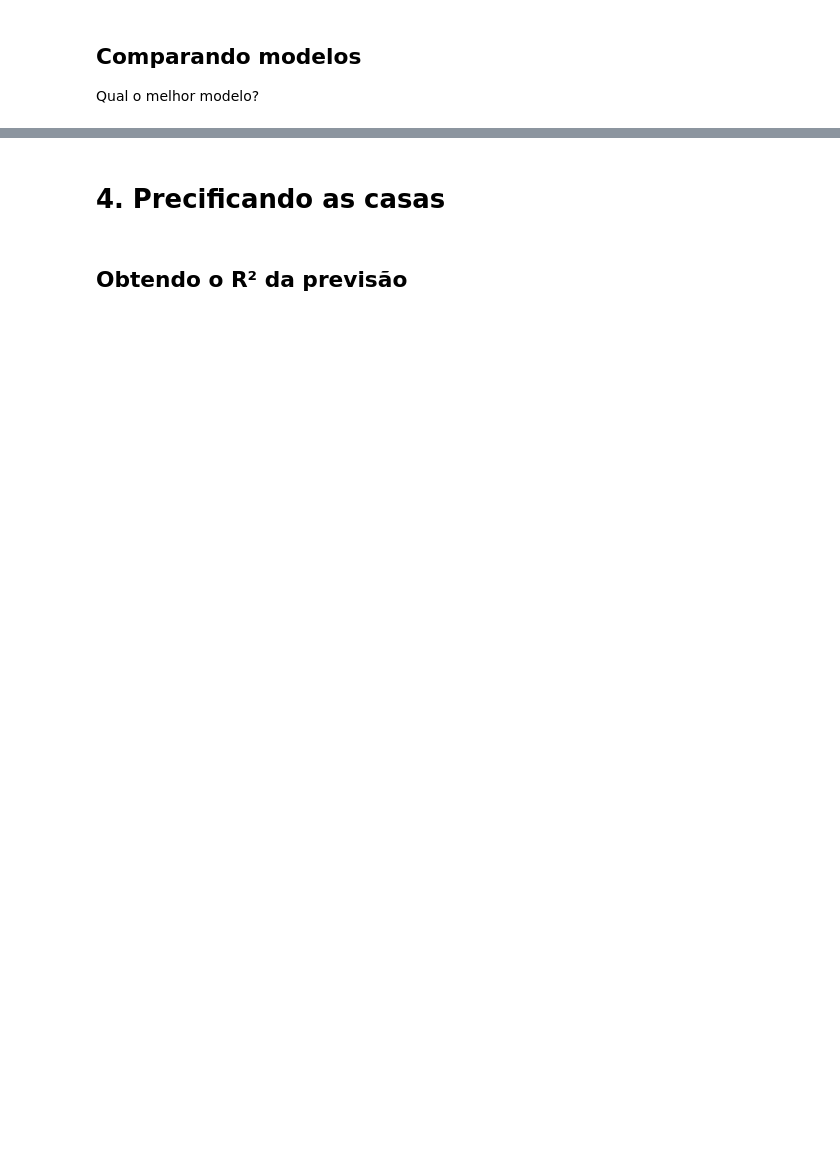
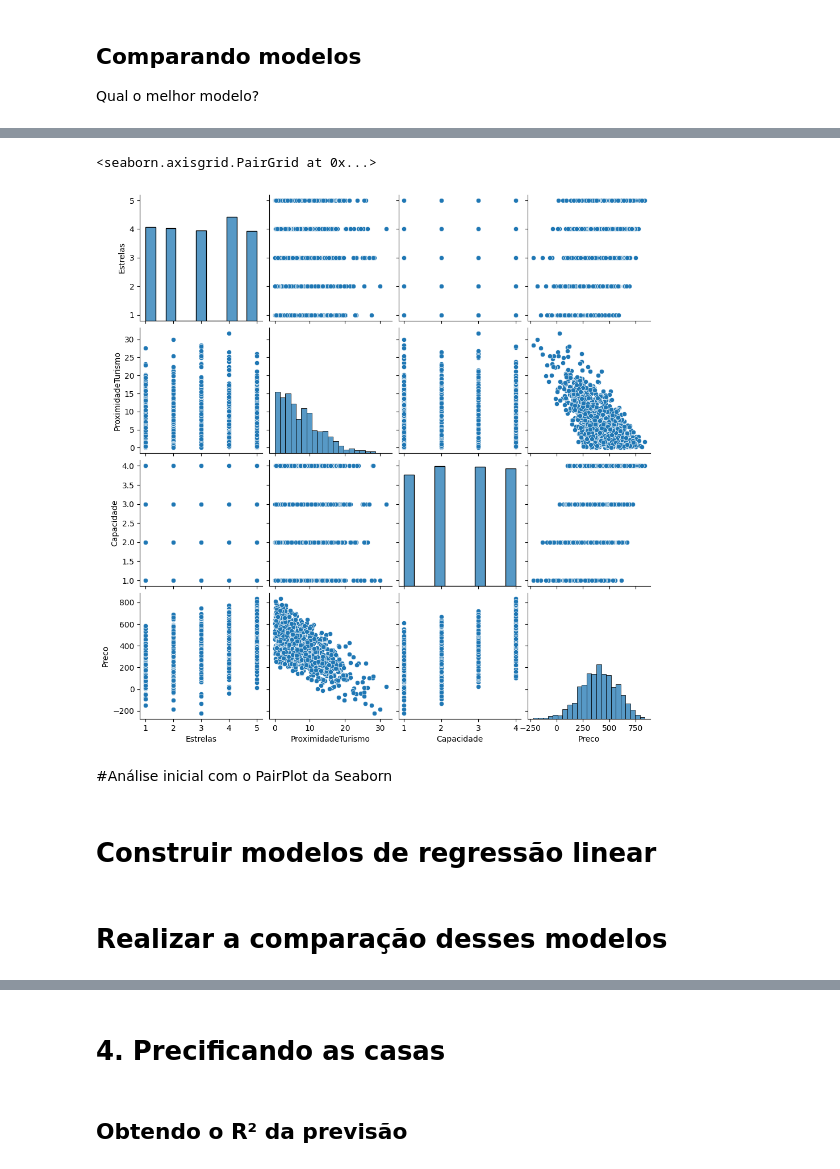
Before and after one commit to Narrayane/03_Estatistica_e_Machine_Learning, a Jupyter notebook: 03.02.01_Regressao_linear_Testando_relacoes.ipynb, the cells around one changed output, grey strips where cells are left out. Cells and saved outputs as stored; diff of their text form; code cells hidden in the pictures; blank space fills up the shorter version.

```diff
--- a/03.02.01_Regressao_linear_Testando_relacoes.ipynb
+++ b/03.02.01_Regressao_linear_Testando_relacoes.ipynb
@@ -370,0 +525,3 @@ print("R²")
+# %%
+df = pd.read_csv('/content/hoteis.csv')
+df.head()
@@ -370,0 +535,9 @@ print("R²")
+# %%
+sns.pairplot(df)
+# %% [output]
+<seaborn.axisgrid.PairGrid at 0x...>
+[figure, added]
+# %% [markdown]
+#Análise inicial com o PairPlot da Seaborn
+# %% [markdown]
+# Construir modelos de regressão linear
@@ -370,0 +559,2 @@ print("R²")
+# %% [markdown]
+# Realizar a comparação desses modelos
```
Also changed, not shown: parts of 83 cells of this notebook.
